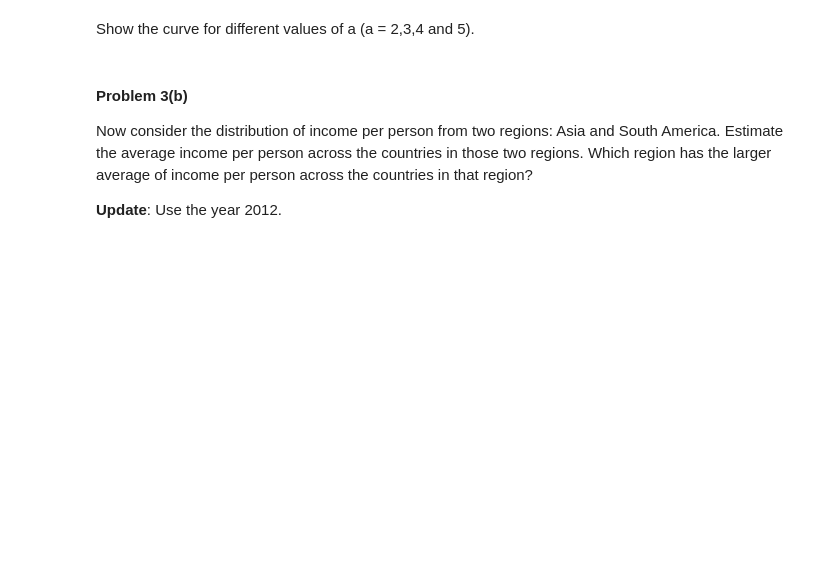
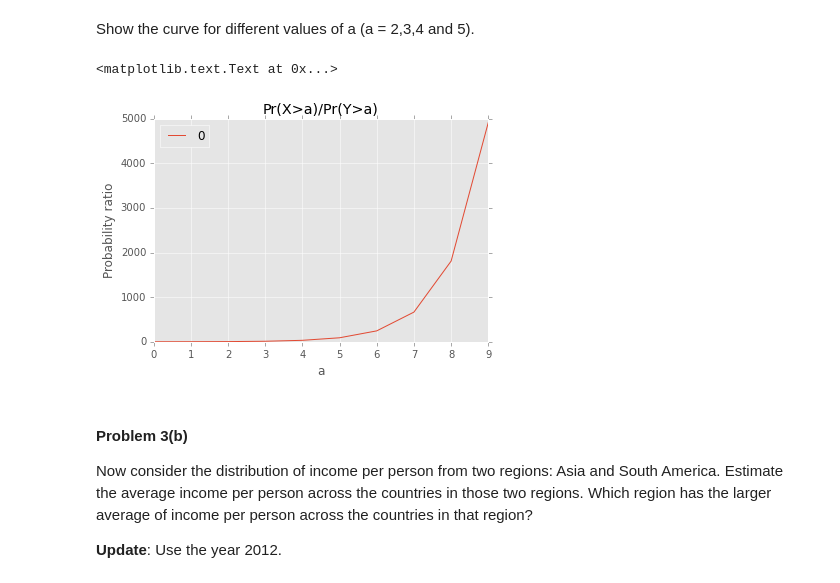
Before and after one commit to bwainstock/cs109, a Jupyter notebook: hw/HW1/HW1.ipynb, the cells around one changed output. Saved outputs shown, nothing was run; the diff lists cells and outputs as text; code cells hidden in the pictures; blank space fills up the shorter version.

```diff
--- a/hw/HW1/HW1.ipynb
+++ b/hw/HW1/HW1.ipynb
@@ -352,0 +341,5 @@ for year in years:
+# %%
+a = mergeByYear(1950).groupby('Region').mean()
+b = mergeByYear(2000).groupby('Region').mean()
+
+print('Change in mean income:', b-a)
@@ -398,7 +402,27 @@ Example
 -------
 >>> ratioNormals(diff = 1, a = 2)
 """
-#your code here
+def ratioNormals(diff, a):
+    X = stats.norm(loc=diff)
+    Y = stats.norm()
+    prob_x = X.pdf(a)
+    prob_y = Y.pdf(a)
+    return prob_x/prob_y
+# %%
+a = range(10)
+points = dict()
+diff = 1
+for val in a:
+    points[val] = ratioNormals(diff, val)
+
+df = pd.DataFrame.from_dict(points, orient='index')
+df.plot()
+plt.title('Pr(X>a)/Pr(Y>a)')
+plt.xlabel('a')
+plt.ylabel('Probability ratio')
+# %% [output]
+<matplotlib.text.Text at 0x...>
+[figure, added]
 # %%
 #your code here
 # %% [markdown]
```
Also changed, not shown: parts of 6 cells of this notebook, 1 other file.
